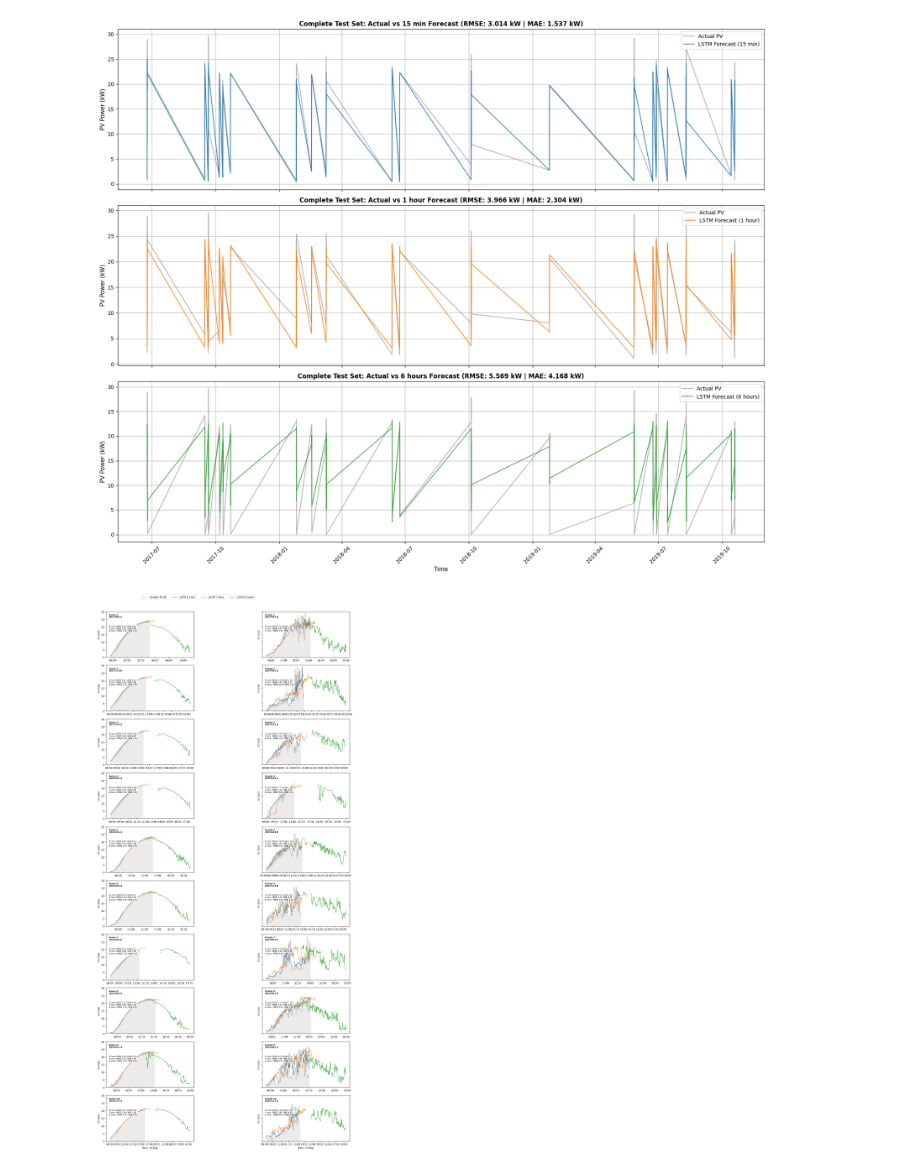
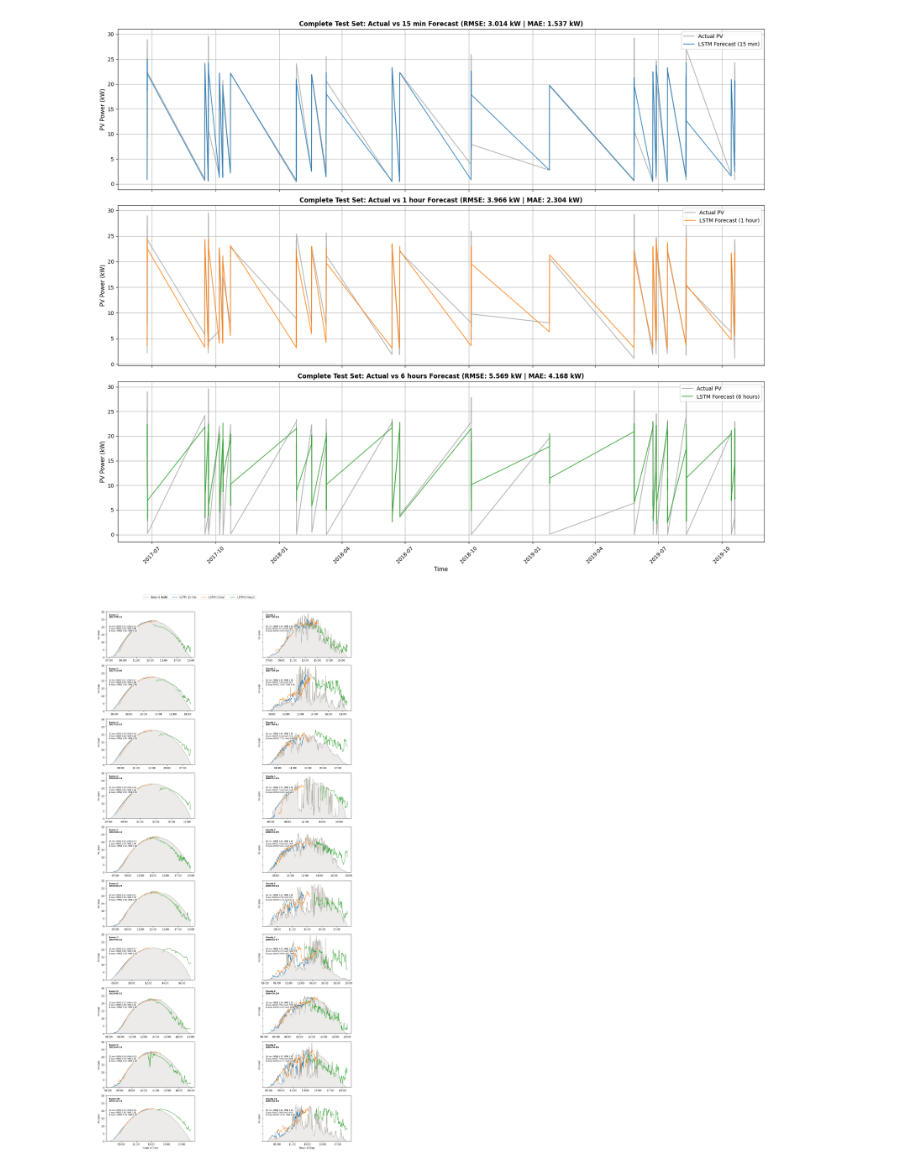
Before and after one commit to umerkang66/skippd-solar-forecasting, a Jupyter notebook: forecast/01-lstm-baseline.ipynb, the cells around one changed output. Drawn from its saved outputs; the diff is of its cells as text; code cells hidden in the pictures.

```diff
--- a/forecast/01-lstm-baseline.ipynb
+++ b/forecast/01-lstm-baseline.ipynb
@@ -684,6 +684,18 @@ cloudy_dates = [
 sunny_dates_test = [datetime.date(y, m, d) for y, m, d in sunny_dates]
 cloudy_dates_test = [datetime.date(y, m, d) for y, m, d in cloudy_dates]
 # %%
+# Precompute full-day test dates to plot complete diurnal ground truth
+dates_test_all = np.array(
+    [
+        (
+            t.date()
+            if isinstance(t, (datetime.datetime, datetime.date))
+            else pd.to_datetime(t).date()
+        )
+        for t in times_test
+    ]
+)
+
 # DAILY PROFILES EVALUATION: 10 SUNNY DAYS vs 10 CLOUDY DAYS
 fig, axarr = plt.subplots(10, 2, sharex=False, sharey=True, figsize=(14, 30))
 
@@ -704,16 +716,20 @@ def plot_daily_forecast(ax, target_date, day_type_label, day_idx):
         ax.text(0.5, 0.5, f"Date {target_date} not in test set", ha="center")
         return
 
-    # Extract true values and predictions for this day
-    y_true_day = y_test[date_mask]
-    y_pred_day = ensemble_predictions[date_mask]
+    # Extract full-day ground truth from test_pv & times_test
+    # (Fix: Avoid premature truncation caused by max_horizon=360 sequence construction)
+    day_mask_full = dates_test_all == target_date
+    if np.any(day_mask_full):
+        times_day_full = times_test[day_mask_full]
+        y_gt = test_pv[day_mask_full]
+    else:
+        times_day_full = (
+            times_test_seq[date_mask, 0]
+            if times_test_seq.ndim > 1
+            else times_test_seq[date_mask]
+        )
+        y_gt = y_test[date_mask, 0] if y_test.ndim > 1 else y_test[date_mask]
 
-    # Use horizon 0 timestamps for ground truth curve
-    times_day_h0 = (
-        times_test_seq[date_mask, 0]
-        if times_test_seq.ndim > 1
-        else times_test_seq[date_mask]
-    )
     hours_xaxis_gt = [
         datetime.datetime.combine(
             fmt_date,
@@ -723,12 +739,10 @@ def plot_daily_forecast(ax, target_date, day_type_label, day_idx):
                 else pd.to_datetime(t).time()
             ),
         )
-        for t in times_day_h0
+        for t in times_day_full
     ]
 
-    y_gt = y_true_day[:, 0] if y_true_day.ndim > 1 else y_true_day
-
-    # Plot Ground Truth
+    # Plot Full-Day Ground Truth
     ax.plot(
         hours_xaxis_gt,
         y_gt,
@@ -737,6 +751,10 @@ def plot_daily_forecast(ax, target_date, day_type_label, day_idx):
         label="Ground truth" if (day_idx == 0 and day_type_label == "Sunny") else "",
     )
     ax.fill_between(hours_xaxis_gt, 0, y_gt, color=COLOR_GT, alpha=0.25)
+
+    # Extract true values and predictions for this day
+    y_true_day = y_test[date_mask]
+    y_pred_day = ensemble_predictions[date_mask]
 
     # Plot Forecast for each horizon
     metric_text_lines = [f"{day_type_label} {day_idx + 1}\n{target_date}"]
@@ -777,6 +795,7 @@ def plot_daily_forecast(ax, target_date, day_type_label, day_idx):
 
     ax.set_ylabel("PV (kW)", fontsize=9)
     ax.xaxis.set_major_formatter(xfmt)
+    ax.xaxis.set_major_locator(mdates.HourLocator(interval=2))
 
     # Annotations
     ax.text(
@@ -793,31 +812,31 @@ def plot_daily_forecast(ax, target_date, day_type_label, day_idx):
         0.70,
         "\n".join(metric_text_lines[1:]),
         transform=ax.transAxes,
         fontsize=7,
         va="top",
         bbox=dict(
             boxstyle="round,pad=0.25", facecolor="white", alpha=0.75, edgecolor="none"
         ),
     )
 
 
 # Plot Sunny Days (Column 0)
 for i, date in enumerate(sunny_dates_test):
     plot_daily_forecast(axarr[i, 0], date, "Sunny", i)
 
 # Plot Cloudy Days (Column 1)
 for i, date in enumerate(cloudy_dates_test):
     plot_daily_forecast(axarr[i, 1], date, "Cloudy", i)
 
 axarr[0, 0].set_ylim(0, 30)
 axarr[0, 0].legend(
     bbox_to_anchor=[1.05, 1.40], loc="upper center", ncol=4, frameon=True, fontsize=10
 )
 
 axarr[-1, 0].set_xlabel("Hour of Day", fontsize=10)
 axarr[-1, 1].set_xlabel("Hour of Day", fontsize=10)
 
 plt.tight_layout()
 plt.show()
 # %% [output]
-[figure, old version]
+[figure, new version]
```
Also changed, not shown: 1 other file.
